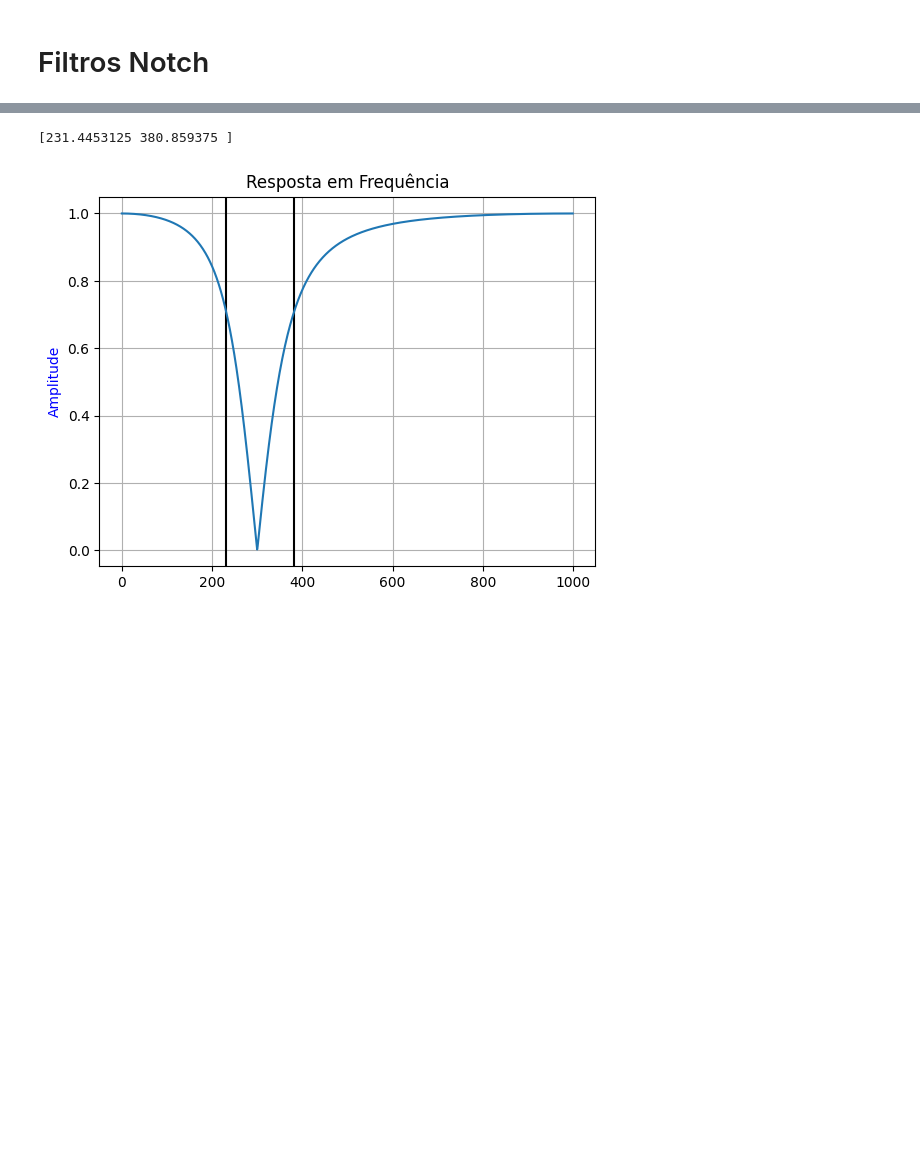
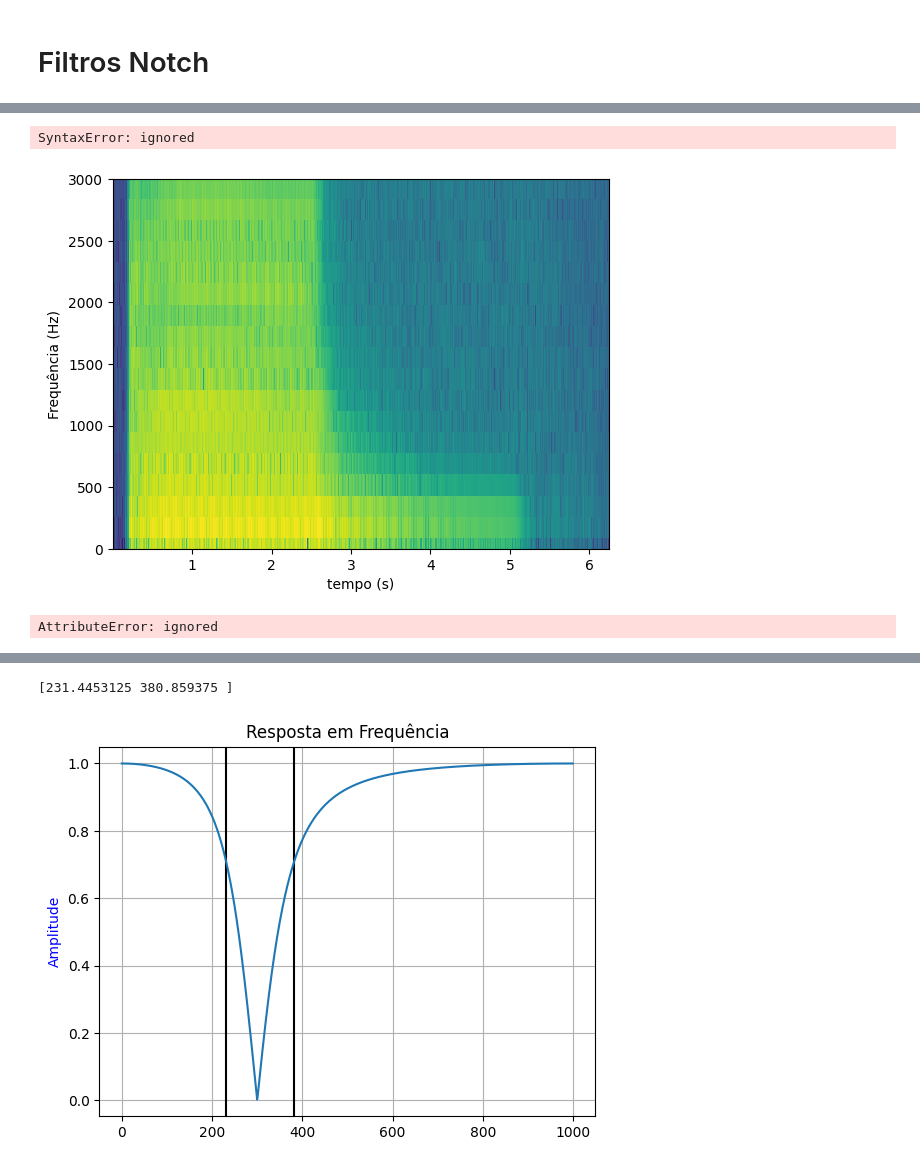
Before and after one commit to MatheusrCunha/PDS_1, a Jupyter notebook: Filtros_notch_2023_2.ipynb, the cells around one changed output, grey strips where cells are left out. Saved outputs shown, nothing was run; the diff lists cells and outputs as text; code cells hidden in the pictures; blank space fills up the shorter version.

```diff
--- a/Filtros_notch_2023_2.ipynb
+++ b/Filtros_notch_2023_2.ipynb
@@ -8,0 +41,5 @@ import matplotlib.pyplot as plt
+# %%
+[fs_audio,audio]=wavfile.read("Cello.arco.ff.sulG.A2.stereo.wav")
+audio = audio[:,0] # Pegando só o canal da esquerda
+audio = audio.astype(np.float32)
+Audio(audio, rate=fs_audio)
@@ -9,3 +48,46 @@ import matplotlib.pyplot as plt
+# %%
+freq,tempo,potencia = signal.spectrogram(audio,fs_audio,window='hann', 128, 64)
+#freq,tempo,potencia = signal.spectrogram(y0,Fs,'hamming',128,64)
+# https://docs.scipy.org/doc/scipy/reference/generated/scipy.signal.spectrogram.html
+plt.pcolormesh(tempo,freq,potencia)
+plt.xlabel('tempo (s)'), plt.ylabel('Frequência (Hz)')
+plt.show()
+# %% [output]
+SyntaxError: ignored
+# %%
+potencia_dB = 10*np.log10(potencia)
+plt.pcolormesh(tempo,freq,potencia_dB)
+plt.xlabel('tempo (s)'), plt.ylabel('Frequência (Hz)')
+plt.ylim([0,3000])
+plt.show()
+# %% [output]
+[figure, added]
+# %%
+
+# Ajustar o tamanho dos áudios para o mesmo comprimento
+max_len = max(len(audio), len(audio2))
+audio1 = audio.set_frame_rate(max_len).set_channels(1)  # Ajusta taxa de amostragem e canais
+audio2 = audio2.set_frame_rate(max_len).set_channels(1)  # Ajusta taxa de amostragem e canais
+
+# Converter os sinais de áudio para arrays NumPy
+array1 = audio.get_array_of_samples()
+array2 = audio2.get_array_of_samples()
+
+# Somar os dois arrays
+resultado_array = array1 + array2
+
+# Criar um novo objeto de áudio a partir do array resultante
+resultado_audio = AudioSegment(
+    resultado_array.tobytes(),
+    frame_rate=audio1.frame_rate,
+    sample_width=audio1.sample_width,
+    channels=audio1.channels
+)
+
+# Salvar o áudio resultante
+resultado_audio.export("caminho/do/audio_resultante.wav", format="wav")
+# %% [output]
+AttributeError: ignored
 # %%
 Fs = 2000.0  # Frequência de amostragem (Hz)
 f0 = 300.0  # Frequência central do notch (Hz)
```
Also changed, not shown: parts of 8 cells of this notebook.
